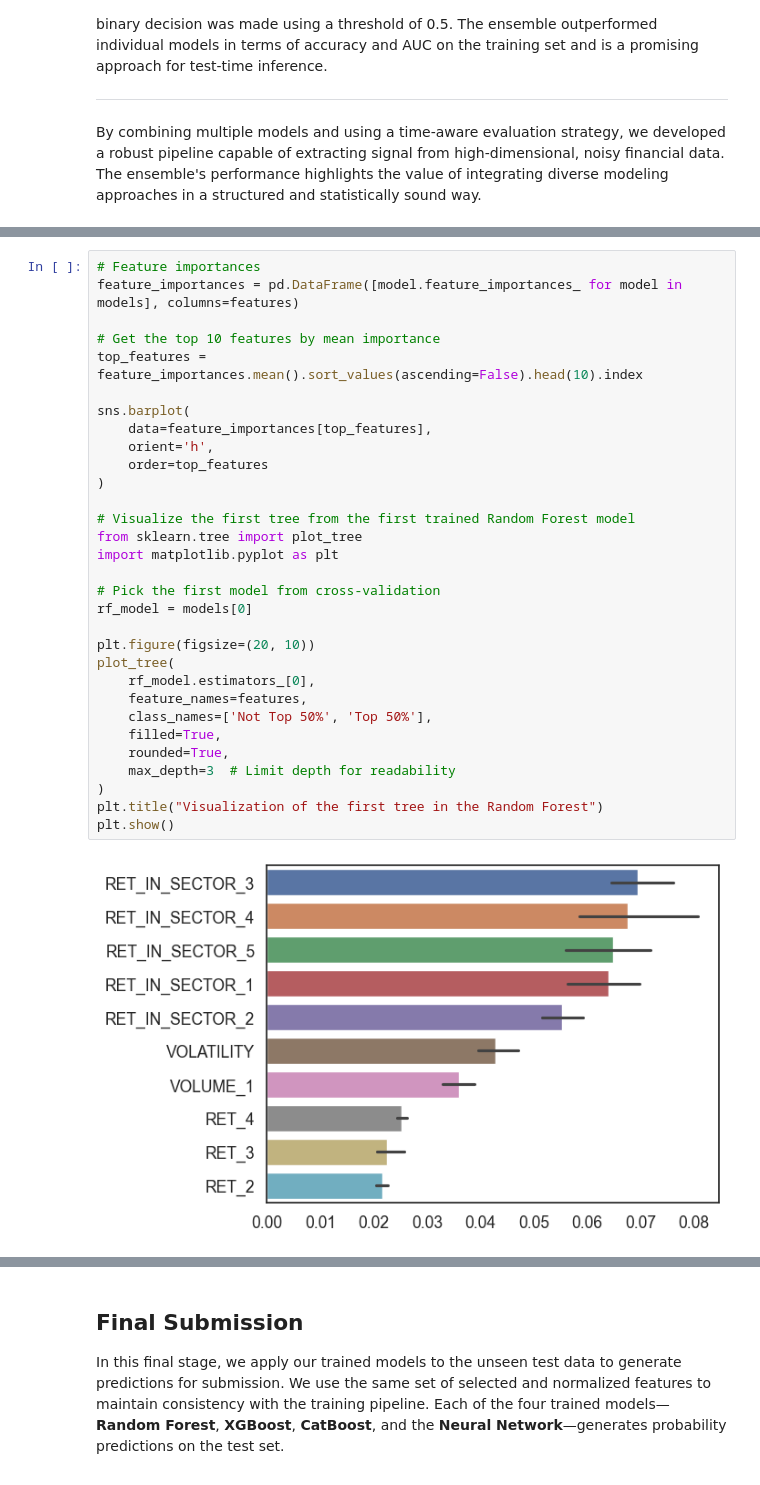
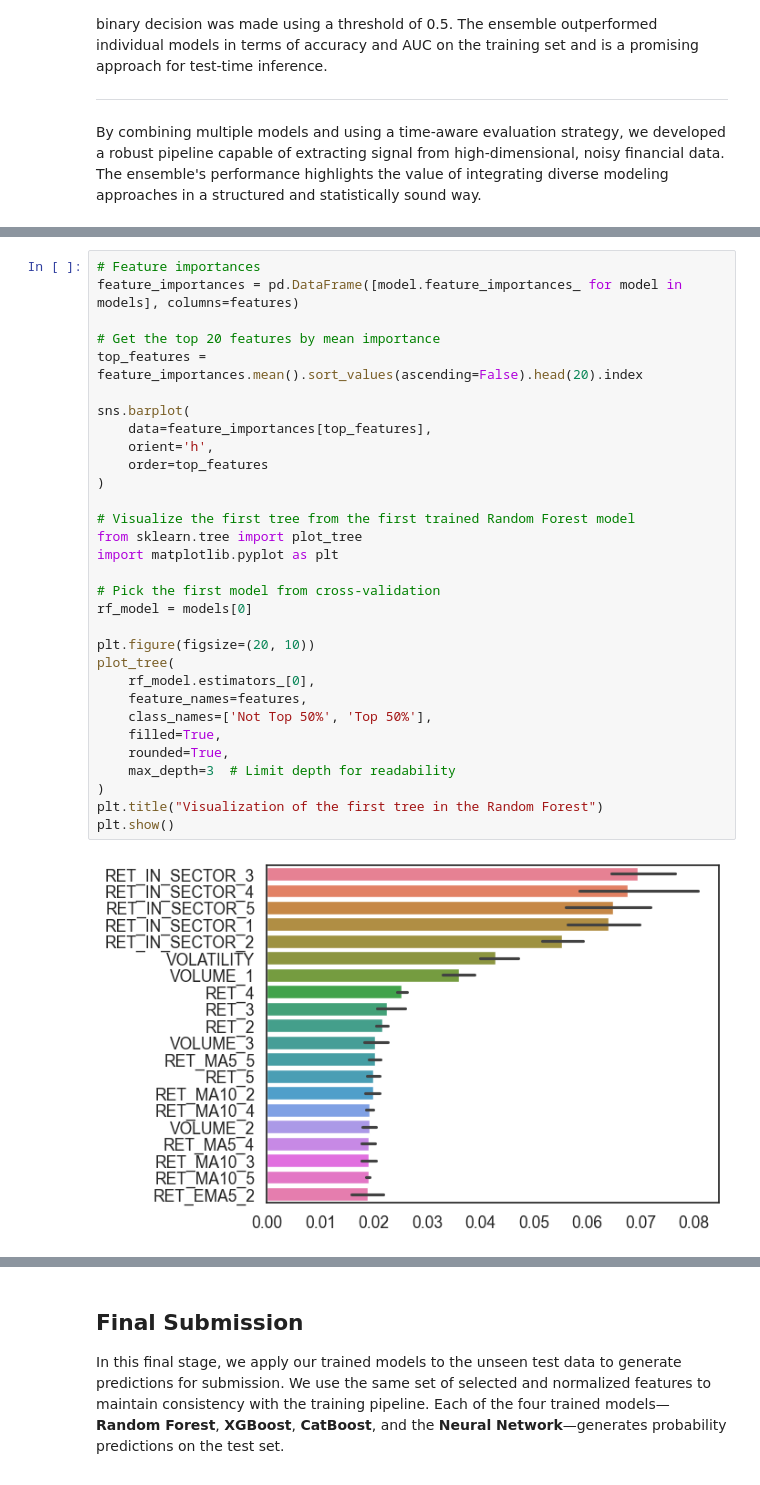
Before and after one commit to yuntongSH/QRT-Stock-Return-Prediction, a Jupyter notebook: QRT Stock Return Prediction Notebook.ipynb, the cells around one changed output, grey strips where cells are left out. Cells and saved outputs as stored; diff of their text form.

```diff
--- a/QRT Stock Return Prediction Notebook.ipynb
+++ b/QRT Stock Return Prediction Notebook.ipynb
@@ -491,36 +490,36 @@ Accuracy: 52.00% [51.12 ; 52.88] (+- 0.88)
 # %%
 # Feature importances
 feature_importances = pd.DataFrame([model.feature_importances_ for model in models], columns=features)
 
-# Get the top 10 features by mean importance
-top_features = feature_importances.mean().sort_values(ascending=False).head(10).index
+# Get the top 20 features by mean importance
+top_features = feature_importances.mean().sort_values(ascending=False).head(20).index
 
 sns.barplot(
     data=feature_importances[top_features],
     orient='h',
     order=top_features
 )
 
 # Visualize the first tree from the first trained Random Forest model
 from sklearn.tree import plot_tree
 import matplotlib.pyplot as plt
 
 # Pick the first model from cross-validation
 rf_model = models[0]
 
 plt.figure(figsize=(20, 10))
 plot_tree(
     rf_model.estimators_[0],
     feature_names=features,
     class_names=['Not Top 50%', 'Top 50%'],
     filled=True,
     rounded=True,
     max_depth=3  # Limit depth for readability
 )
 plt.title("Visualization of the first tree in the Random Forest")
 plt.show()
 # %% [output]
-[figure, old version]
+[figure, new version]
 [figure]
 # %%
 from tensorflow.keras.models import Sequential
```
Also changed, not shown: parts of 14 cells of this notebook.
